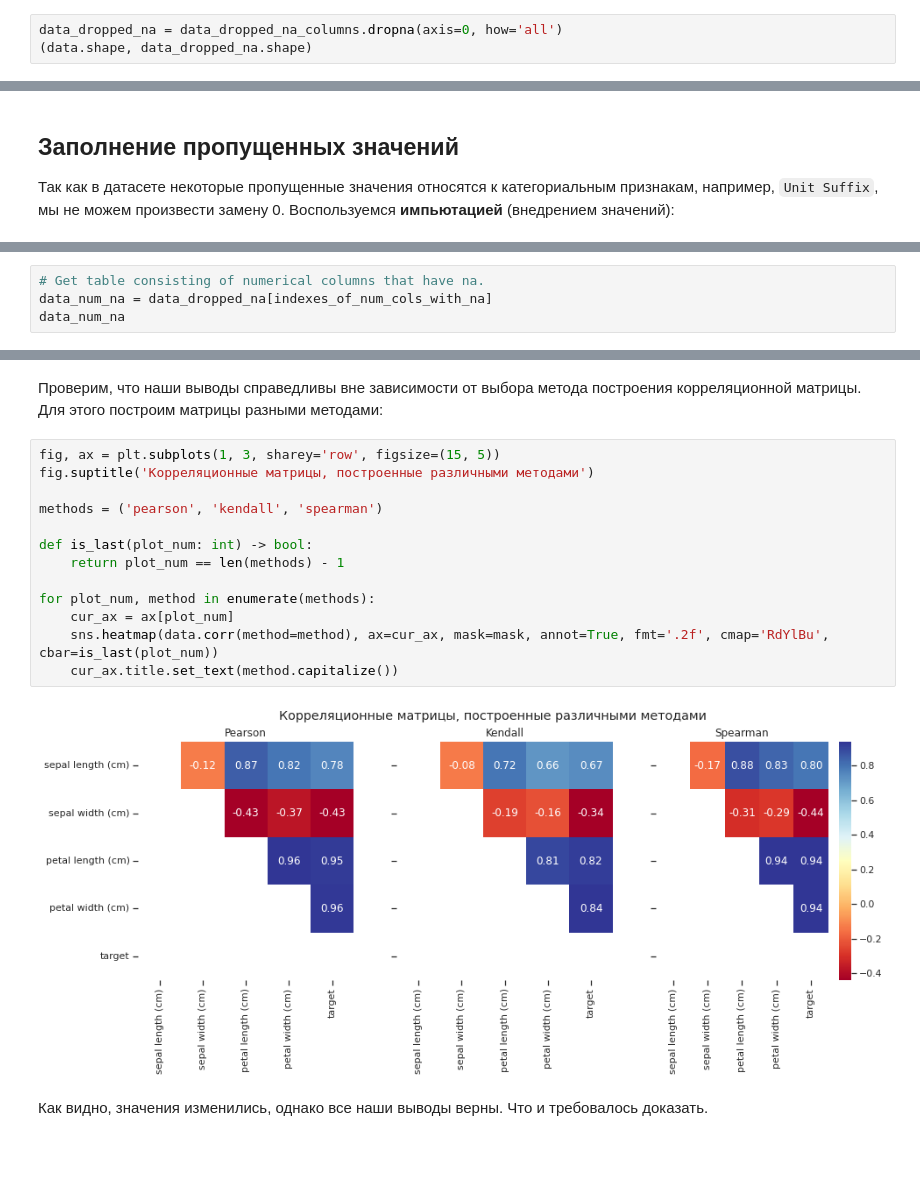
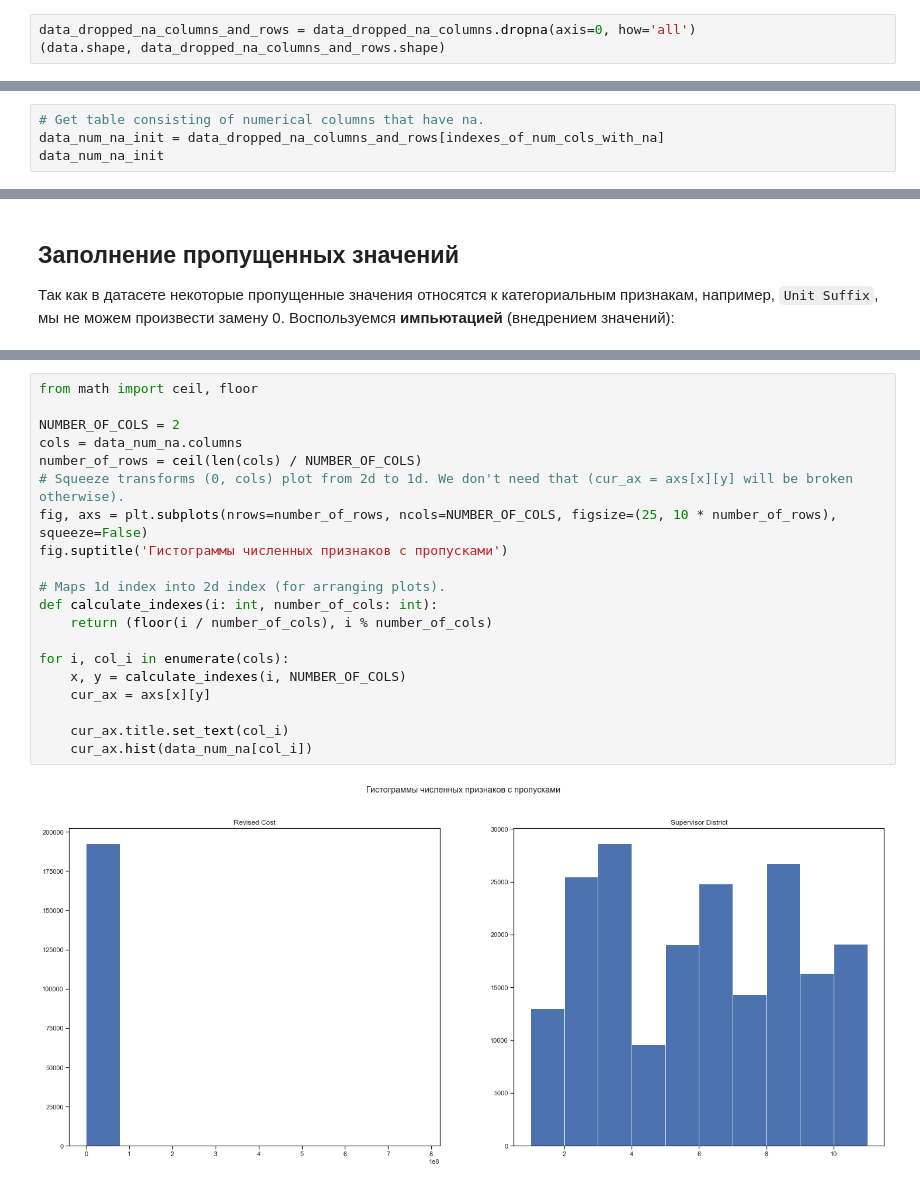
Before and after one commit to ugapanyuk/ml_course_2022, a Jupyter notebook: tmo/MachineLearningTechnologies__Labs/MachineLearningTechnologies__Lab2/Lab2.ipynb, the cells around one changed output, grey strips where cells are left out. Saved outputs shown, nothing was run; the diff lists cells and outputs as text; blank space fills up the shorter version.

```diff
--- a/tmo/MachineLearningTechnologies__Labs/MachineLearningTechnologies__Lab2/Lab2.ipynb
+++ b/tmo/MachineLearningTechnologies__Labs/MachineLearningTechnologies__Lab2/Lab2.ipynb
@@ -133,7 +154,7 @@ data_dropped_na_columns = data.dropna(axis=1, how='all')
 ## Удаление записей, не содержащих данных
 Удаляем из набора данных ряды, в которых **все** значения неопределены.
 # %%
-data_dropped_na = data_dropped_na_columns.dropna(axis=0, how='all')
-(data.shape, data_dropped_na.shape)
+data_dropped_na_columns_and_rows = data_dropped_na_columns.dropna(axis=0, how='all')
+(data.shape, data_dropped_na_columns_and_rows.shape)
 # %% [output]
 ((198900, 43), (198900, 43))
@@ -139,0 +213,4 @@ data_dropped_na = data_dropped_na_columns.dropna(axis=0, how='all')
+# %%
+# Get table consisting of numerical columns that have na.
+data_num_na_init = data_dropped_na_columns_and_rows[indexes_of_num_cols_with_na]
+data_num_na_init
@@ -182,4 +266,0 @@ for col_i in data_dropped_na.columns:
-# %%
-# Get table consisting of numerical columns that have na.
-data_num_na = data_dropped_na[indexes_of_num_cols_with_na]
-data_num_na
@@ -297,19 +267,22 @@ sns.heatmap(data.corr(), annot=True, fmt='.2f', ax=ax, mask=mask, cmap='RdYlBu')
-# %% [markdown]
-Проверим, что наши выводы справедливы вне зависимости от выбора метода построения корреляционной матрицы. Для этого построим матрицы разными методами:
-# %%
-fig, ax = plt.subplots(1, 3, sharey='row', figsize=(15, 5))
-fig.suptitle('Корреляционные матрицы, построенные различными методами')
-
-methods = ('pearson', 'kendall', 'spearman')
-
-def is_last(plot_num: int) -> bool:
-    return plot_num == len(methods) - 1
-
-for plot_num, method in enumerate(methods):
-    cur_ax = ax[plot_num]
-    sns.heatmap(data.corr(method=method), ax=cur_ax, mask=mask, annot=True, fmt='.2f', cmap='RdYlBu', cbar=is_last(plot_num))
-    cur_ax.title.set_text(method.capitalize())
-# %% [output]
-[figure, removed]
-# %% [markdown]
-Как видно, значения изменились, однако все наши выводы верны. Что и требовалось доказать.
+# %%
+from math import ceil, floor
+
+NUMBER_OF_COLS = 2
+cols = data_num_na.columns
+number_of_rows = ceil(len(cols) / NUMBER_OF_COLS)
+# Squeeze transforms (0, cols) plot from 2d to 1d. We don't need that (cur_ax = axs[x][y] will be broken otherwise).
+fig, axs = plt.subplots(nrows=number_of_rows, ncols=NUMBER_OF_COLS, figsize=(25, 10 * number_of_rows), squeeze=False)
+fig.suptitle('Гистограммы численных признаков c пропусками')
+
+# Maps 1d index into 2d index (for arranging plots).
+def calculate_indexes(i: int, number_of_cols: int):
+    return (floor(i / number_of_cols), i % number_of_cols)
+
+for i, col_i in enumerate(cols):
+    x, y = calculate_indexes(i, NUMBER_OF_COLS)
+    cur_ax = axs[x][y]
+
+    cur_ax.title.set_text(col_i)
+    cur_ax.hist(data_num_na[col_i])
+# %% [output]
+[figure, added]
```
Also changed, not shown: parts of 60 cells of this notebook.
